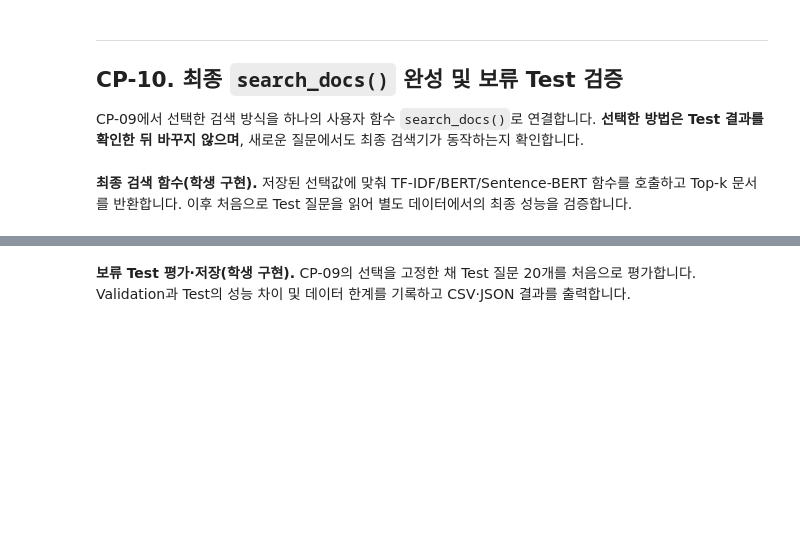
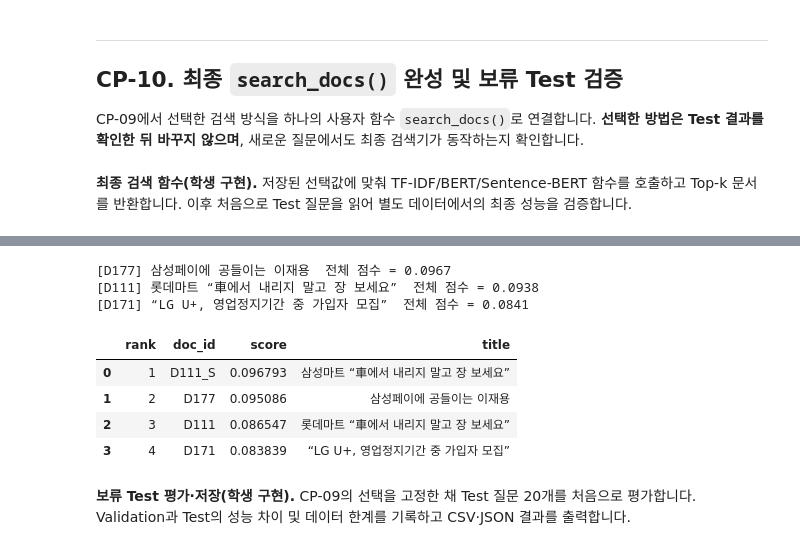
Before and after one commit to mobiemh/ai-miniproject02, a Jupyter notebook: NLP_BERT_MiniProject_Student.ipynb, the cells around one changed output, grey strips where cells are left out. Cells and saved outputs as stored; diff of their text form; code cells hidden in the pictures; blank space fills up the shorter version.

```diff
--- a/NLP_BERT_MiniProject_Student.ipynb
+++ b/NLP_BERT_MiniProject_Student.ipynb
@@ -1112,3 +1116,6 @@ def search_docs(query, k=3, method=SELECTED_METHOD):
     # raise NotImplementedError('CP-10 최종 search_docs()를 구현하세요.')
 
 # TODO 10-3. 본인이 만든 새로운 질문 한 개로 search_docs() Top-3를 확인하세요.
+my_question = '삼성이 새롭게 지원하는 휴대폰 결제 서비스 이름이 무엇인가?'
+print('질문:', my_question)
+display(pd.DataFrame(search_docs(my_question, 3))[['rank', 'doc_id', 'score', 'text']])
@@ -1115,3 +1128,26 @@ def search_docs(query, k=3, method=SELECTED_METHOD):
+# %%
+# [추가 실험] D111의 '롯데마트'를 '삼성마트'로 바꾼 문서를 추가하면 TF-IDF 순위가 어떻게 바뀌는가
+# (CSV와 기존 tfidf_vectorizer는 건드리지 않고, 복사본으로만 실험)
+fake = corpus_df[corpus_df['doc_id'] == 'D111'].copy()
+fake['doc_id'] = 'D111_S'
+fake['title'] = fake['title'].str.replace('롯데마트', '삼성마트')
+fake['text'] = fake['text'].str.replace('롯데마트', '삼성마트')
+exp_df = pd.concat([corpus_df, fake], ignore_index=True)
+
+exp_vec = TfidfVectorizer(analyzer='char', ngram_range=(2, 3), max_features=30000)
+exp_docs = exp_vec.fit_transform(exp_df['text'])
+exp_scores = cosine_similarity(exp_vec.transform([my_question]), exp_docs).ravel()
+display(pd.DataFrame(top_k_results(exp_scores, exp_df, 4))[['rank', 'doc_id', 'score']]
+        .assign(title=lambda d: d['doc_id'].map(exp_df.set_index('doc_id')['title'])))
+# %% [output]
+[D177] 삼성페이에 공들이는 이재용  전체 점수 = 0.0967
+[D111] 롯데마트 “車에서 내리지 말고 장 보세요”  전체 점수 = 0.0938
+[D171] “LG U+, 영업정지기간 중 가입자 모집”  전체 점수 = 0.0841
+|  | rank | doc_id | score | title |
+| 0 | 1 | D111_S | 0.096793 | 삼성마트 “車에서 내리지 말고 장 보세요” |
+| 1 | 2 | D177 | 0.095086 | 삼성페이에 공들이는 이재용 |
+| 2 | 3 | D111 | 0.086547 | 롯데마트 “車에서 내리지 말고 장 보세요” |
+| 3 | 4 | D171 | 0.083839 | “LG U+, 영업정지기간 중 가입자 모집” |
 # %% [markdown]
 **보류 Test 평가·저장(학생 구현).** CP-09의 선택을 고정한 채 Test 질문 20개를 처음으로 평가합니다. Validation과 Test의 성능 차이 및 데이터 한계를 기록하고 CSV·JSON 결과를 출력합니다.
 # %%
```
Also changed, not shown: parts of 6 cells of this notebook, 5 other files.
